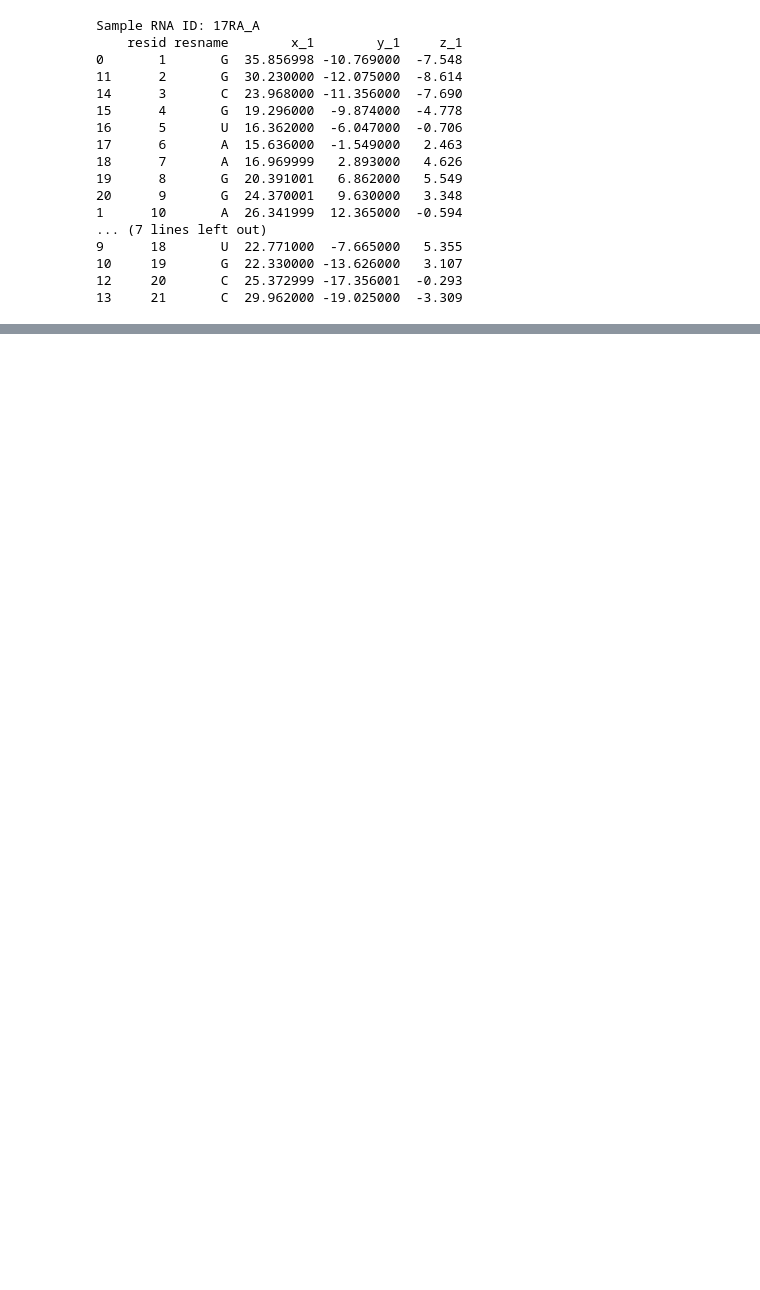
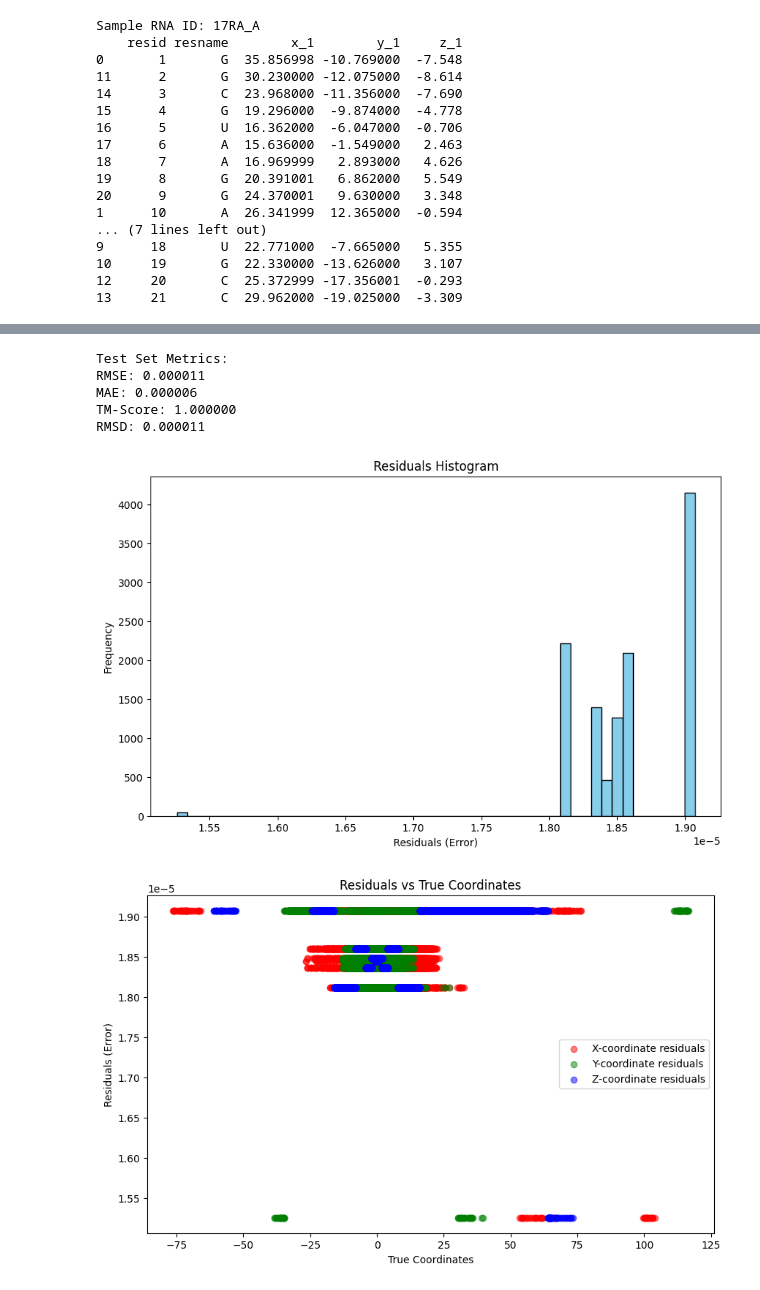
Before and after one commit to John1495/RNA-3D, a Jupyter notebook: mODEL_2.ipynb, the cells around one changed output, grey strips where cells are left out. Drawn from its saved outputs; the diff is of its cells as text; code cells hidden in the pictures; blank space fills up the shorter version.

```diff
--- a/mODEL_2.ipynb
+++ b/mODEL_2.ipynb
@@ -368,0 +609,70 @@ def validate(model, val_graphs):
+# %%
+# Additional test set (10% of data not used for training or validation)
+train_ids, temp_ids = train_test_split(all_ids, test_size=0.2, random_state=42)  # 80% train, 20% temp
+val_ids, test_ids = train_test_split(temp_ids, test_size=0.5, random_state=42)  # Split the 20% into 10% validation, 10% test
+
+# Create graphs for test set
+test_graphs = []
+for tid in tqdm(test_ids):
+    g = create_graph_from_group(merged[merged['target_id'] == tid], scaler, fit_scaler=False)
+    test_graphs.append(g)
+
+# DataLoader for the test set
+test_loader = DataLoader(test_graphs, batch_size=1)
+# %%
+model.eval()
+test_predictions, test_true = [], []
+
+with torch.no_grad():
+    for batch in test_loader:
+        batch = batch.to(device)
+        pred_offsets = model(batch)
+        pred_coords = batch.pos + pred_offsets
+        test_predictions.append(pred_coords.cpu().numpy())
+        test_true.append(batch.pos.cpu().numpy())
+
+test_predictions = np.concatenate(test_predictions, axis=0)
+test_true = np.concatenate(test_true, axis=0)
+
+# Metrics for the test set
+test_rmse = np.sqrt(mean_squared_error(test_true, test_predictions))
+test_mae = mean_absolute_error(test_true, test_predictions)
+test_tm_score = calculate_tm_score(test_true, test_predictions)
+test_rmsd = calculate_rmsd(test_true, test_predictions)
+
+print("\nTest Set Metrics:")
+print(f"RMSE: {test_rmse:.6f}")
+print(f"MAE: {test_mae:.6f}")
+print(f"TM-Score: {test_tm_score:.6f}")
+print(f"RMSD: {test_rmsd:.6f}")
+# %% [output]
+Test Set Metrics:
+RMSE: 0.000011
+MAE: 0.000006
+TM-Score: 1.000000
+RMSD: 0.000011
+# %%
+# Calculate the residuals (differences between true and predicted coordinates)
+residuals = np.linalg.norm(test_true - test_predictions, axis=1)
+
+# Residuals histogram
+plt.figure(figsize=(10, 6))
+plt.hist(residuals, bins=50, color='skyblue', edgecolor='black')
+plt.title('Residuals Histogram')
+plt.xlabel('Residuals (Error)')
+plt.ylabel('Frequency')
+plt.show()
+
+# Residuals scatter plot
+plt.figure(figsize=(10, 6))
+plt.scatter(test_true[:, 0], residuals, color='r', label='X-coordinate residuals', alpha=0.5)
+plt.scatter(test_true[:, 1], residuals, color='g', label='Y-coordinate residuals', alpha=0.5)
+plt.scatter(test_true[:, 2], residuals, color='b', label='Z-coordinate residuals', alpha=0.5)
+plt.title('Residuals vs True Coordinates')
+plt.xlabel('True Coordinates')
+plt.ylabel('Residuals (Error)')
+plt.legend()
+plt.show()
+# %% [output]
+[figure, added]
+[figure, added]
```
Also changed, not shown: parts of 28 cells of this notebook.
